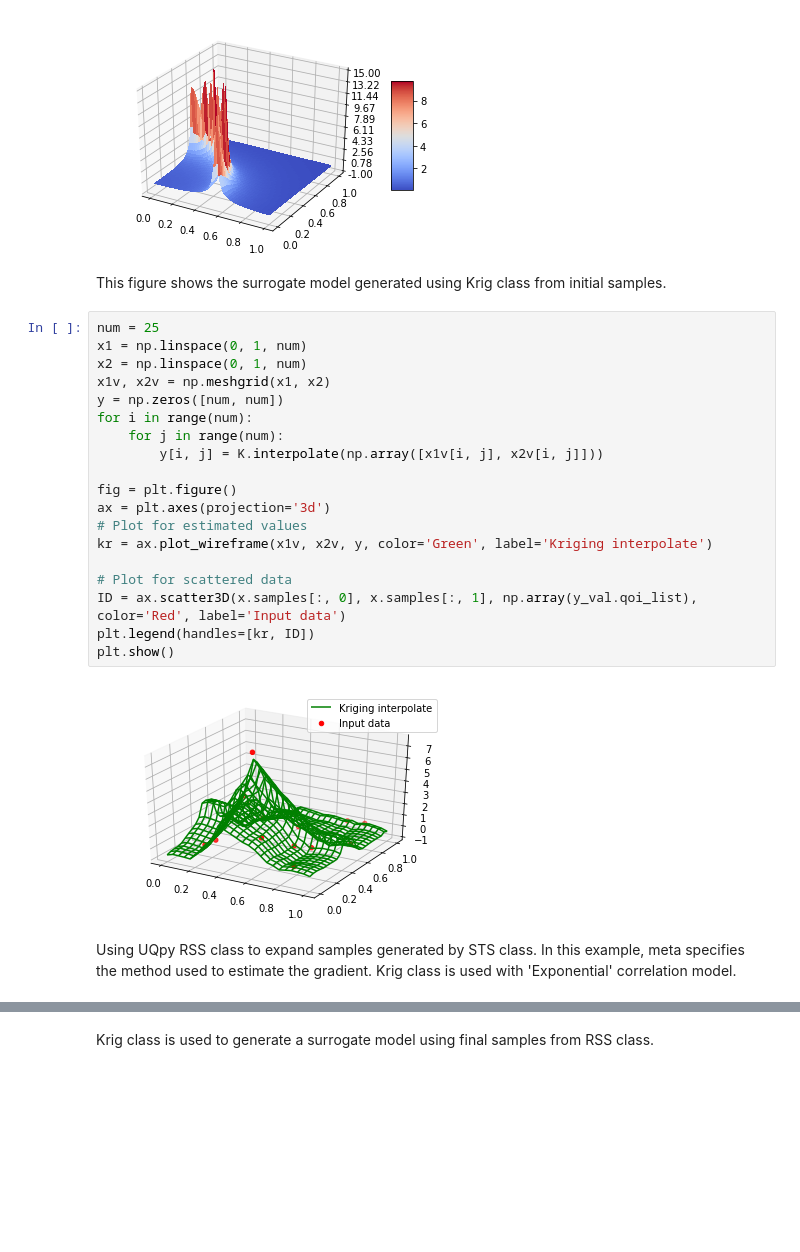
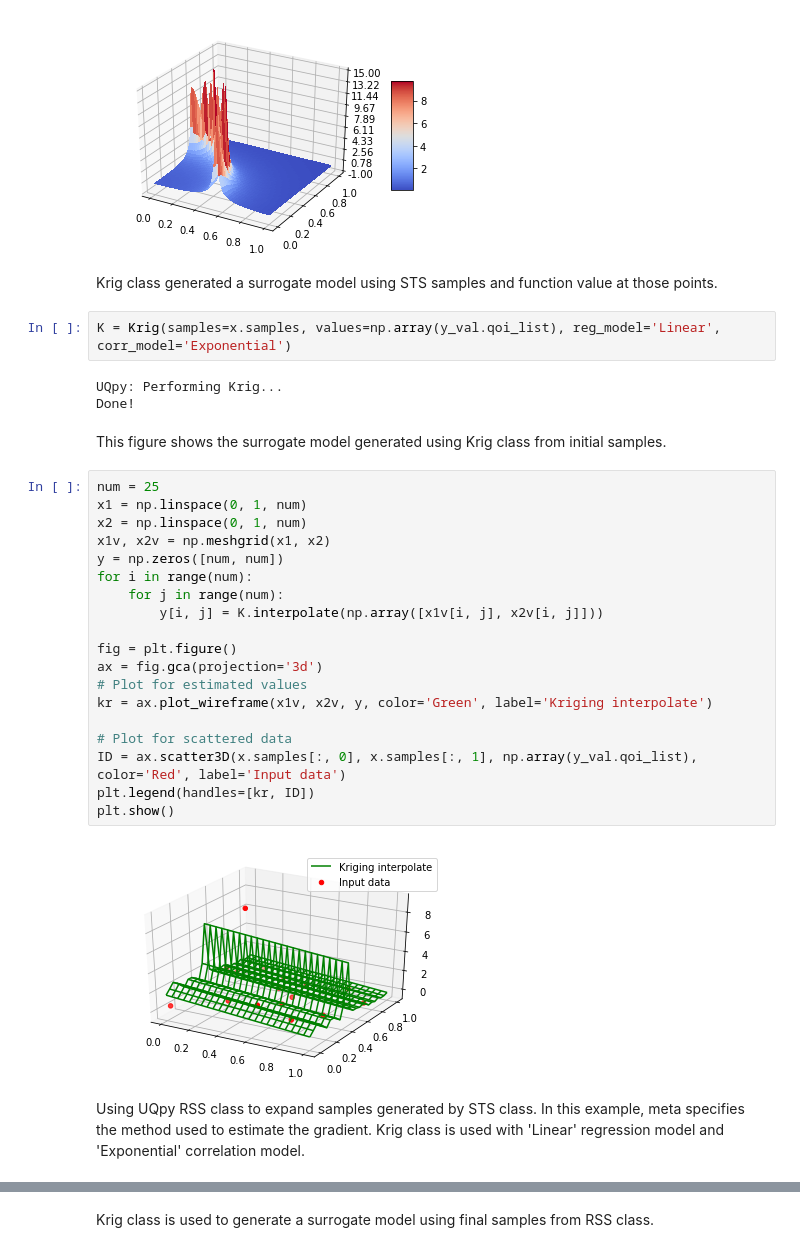
Before and after one commit to volpatto/UQpy, a Jupyter notebook: example/RSS/Gradient/Rectangular/RSS_Example4.ipynb, the cells around one changed output, grey strips where cells are left out. Drawn from its saved outputs; the diff is of its cells as text; blank space fills up the shorter version.

```diff
--- a/example/RSS/Gradient/Rectangular/RSS_Example4.ipynb
+++ b/example/RSS/Gradient/Rectangular/RSS_Example4.ipynb
@@ -73,29 +64,36 @@ fig1.colorbar(surf, shrink=0.5, aspect=5)
 plt.show()
 # %% [output]
 [figure]
+# %% [markdown]
+Krig class generated a surrogate model using STS samples and function value at those points.
+# %%
+K = Krig(samples=x.samples, values=np.array(y_val.qoi_list), reg_model='Linear', corr_model='Exponential')
+# %% [output]
+UQpy: Performing Krig...
+Done!
 # %% [markdown]
 This figure shows the surrogate model generated using Krig class from initial samples.
 # %%
 num = 25
 x1 = np.linspace(0, 1, num)
 x2 = np.linspace(0, 1, num)
 x1v, x2v = np.meshgrid(x1, x2)
 y = np.zeros([num, num])
 for i in range(num):
     for j in range(num):
         y[i, j] = K.interpolate(np.array([x1v[i, j], x2v[i, j]]))
 
 fig = plt.figure()
-ax = plt.axes(projection='3d')
+ax = fig.gca(projection='3d')
 # Plot for estimated values
 kr = ax.plot_wireframe(x1v, x2v, y, color='Green', label='Kriging interpolate')
 
 # Plot for scattered data
 ID = ax.scatter3D(x.samples[:, 0], x.samples[:, 1], np.array(y_val.qoi_list), color='Red', label='Input data')
 plt.legend(handles=[kr, ID])
 plt.show()
 # %% [output]
-[figure, old version]
+[figure, new version]
 # %% [markdown]
-Using UQpy RSS class to expand samples generated by STS class. In this example, meta specifies the method used to estimate the gradient. Krig class is used with 'Exponential' correlation model.
+Using UQpy RSS class to expand samples generated by STS class. In this example, meta specifies the method used to estimate the gradient. Krig class is used with 'Linear' regression model and 'Exponential' correlation model.
 # %%
```
Also changed, not shown: parts of 10 cells of this notebook, 9 other files.
